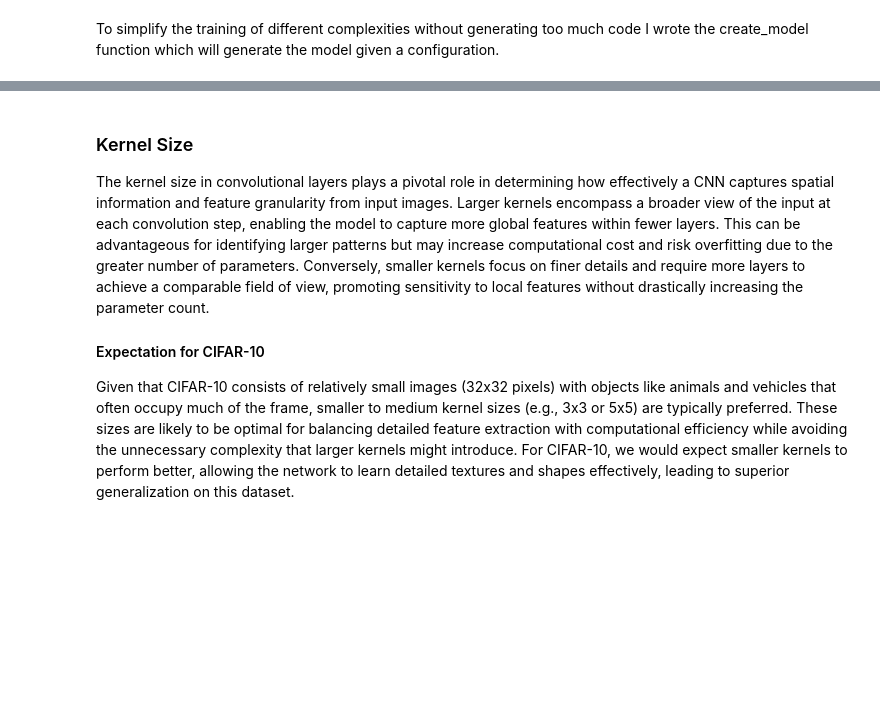
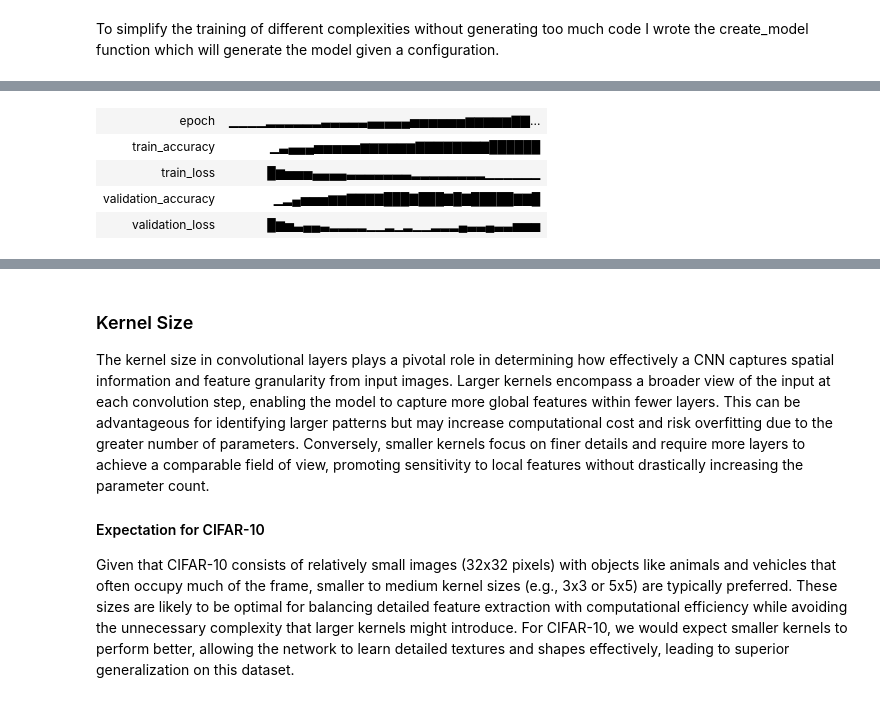
Before and after one commit to dmnkf/del_mc1, a Jupyter notebook: mc1.ipynb, the cells around one changed output, grey strips where cells are left out. Cells and saved outputs as stored; diff of their text form; code cells hidden in the pictures; blank space fills up the shorter version.

```diff
--- a/mc1.ipynb
+++ b/mc1.ipynb
@@ -779,60 +899,45 @@ To mitigate these risks, techniques such as dropout, L2 regularization, and data
 # %%
-# Filter Size Experiment
 model_128_128ch = create_model(
-    num_conv_layers=2,
-    linear_layer_sizes=[128],
-    conv_channels=[128, 128],
-    kernel_size=[3, 3],
-    stride=[1, 1],
-    padding=[1, 1]
+    linear_layer_sizes=[64],
+    conv_channels=[[128], [128]],
+    kernel_size=[[3], [3]],
+    stride=[[1], [1]],
+    padding=[[1], [1]]
 )
 
 model_32_16ch = create_model(
-    num_conv_layers=2,
-    linear_layer_sizes=[128],
-    conv_channels=[32, 16],
-    kernel_size=[3, 3],
-    stride=[1, 1],
-    padding=[1, 1]
+    linear_layer_sizes=[64],
+    conv_channels=[[32], [16]],
+    kernel_size=[[3], [3]],
+    stride=[[1], [1]],
+    padding=[[1], [1]]
 )
 
-model_32_64_128ch = create_model(
-    num_conv_layers=3,
-    linear_layer_sizes=[128],
-    conv_channels=[32, 64, 128],
-    kernel_size=[3, 3, 3],
-    stride=[1, 1, 1],
-    padding=[1, 1, 1]
+model_128_256ch = create_model(
+    linear_layer_sizes=[64],
+    conv_channels=[[128], [256]],
+    kernel_size=[[3], [3]],
+    stride=[[1], [1]],
+    padding=[[1], [1]]
 )
 
-model_128_256_512ch = create_model(
-    num_conv_layers=3,
-    linear_layer_sizes=[128],
-    conv_channels=[128, 256, 512],
-    kernel_size=[3, 3, 3],
-    stride=[1, 1, 1],
-    padding=[1, 1, 1]
+model_96_512ch = create_model(
+    linear_layer_sizes=[64],
+    conv_channels=[[96], [512]],
+    kernel_size=[[3], [3]],
+    stride=[[1], [1]],
+    padding=[[1], [1]]
 )
 
-model_96_256_512_1024ch = create_model(
-    num_conv_layers=4,
-    linear_layer_sizes=[128],
-    conv_channels=[96, 256, 512, 1024],
-    kernel_size=[3, 3, 3, 3],
-    stride=[1, 1, 1, 1],
-    padding=[1, 1, 1, 1]
-)
-
-
-layer_dict = {
-    "128_128ch_128L": model_128_128ch,
-    "32_16ch_128L": model_32_16ch,
-    "32_64_128ch_128L": model_32_64_128ch,
-    "128_256_512ch_128L": model_128_256_512ch,
-    "96_256_512_1024ch_128L": model_96_256_512_1024ch,
+filter_dict = {
+    '128_128ch_64L': model_128_128ch,
+    '32_16ch_64L': model_32_16ch,
+    '128_256ch_64L': model_128_256ch,
+    '96_512ch_64L': model_96_512ch
 }
 
-for name, model in layer_dict.items():
+for name, model in filter_dict.items():
     optimizer = optim.SGD(model.parameters(), lr=LEARNING_RATE)
-    trainer = ModelTrainer(model=model, train_dataset=train_dataset, test_dataset=test_dataset, optimizer=optimizer, experiment='filter_size', seed=55, track=True, run_name=name)
+    trainer = ModelTrainer(model=model, train_dataset=train_dataset, test_dataset=test_dataset, optimizer=optimizer, experiment='filter_size', batch_size=BATCH_SIZE, seed=55, track=True, run_name=name)
     trainer.run()
+# %% [output]
@@ -838,0 +969,5 @@ for name, model in layer_dict.items():
+| epoch | ▁▁▁▁▂▂▂▂▂▂▃▃▃▃▃▄▄▄▄▄▅▅▅▅▅▅▆▆▆▆▆▇▇... |
+| train_accuracy | ▁▃▄▄▄▅▅▅▅▅▆▆▆▆▆▆▇▇▇▇▇▇▇▇██████ |
+| train_loss | █▆▅▅▅▄▄▄▄▃▃▃▃▃▃▃▂▂▂▂▂▂▂▂▁▁▁▁▁▁ |
+| validation_accuracy | ▁▂▄▅▅▅▆▆▇▇▇▇███▇███▇█▇█████▇▇█ |
+| validation_loss | █▆▅▃▄▄▃▂▂▂▂▁▁▂▁▂▁▁▂▂▂▄▃▃▄▃▃▅▅▅ |
```
Also changed, not shown: parts of 44 cells of this notebook.
